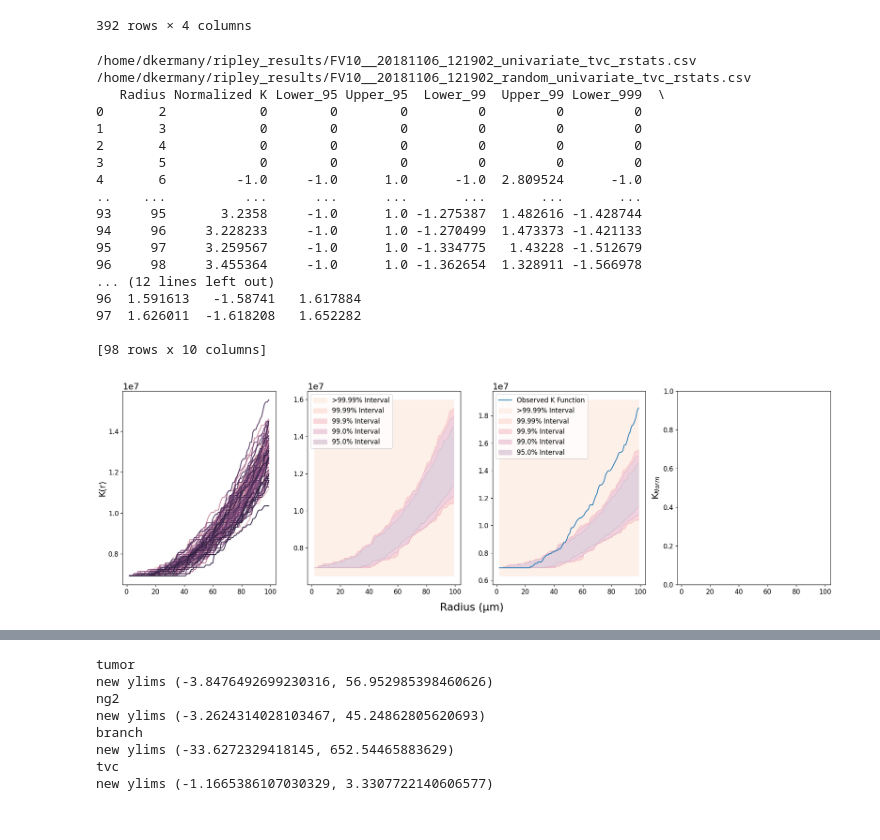
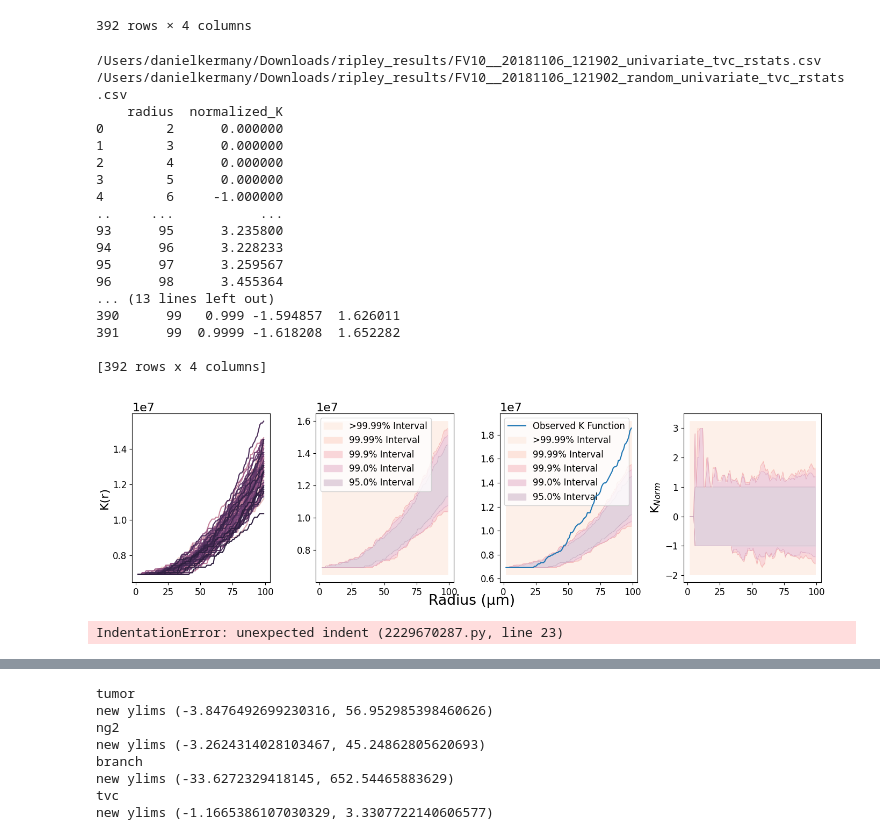
Before and after one commit to dkermany/mdspacer, a Jupyter notebook: ipynb/confocal_3D/plot_rstats.ipynb, the cells around one changed output, grey strips where cells are left out. Saved outputs shown, nothing was run; the diff lists cells and outputs as text; code cells hidden in the pictures.

Commit message:
successfully wrote function to normalize K values AND the intervals other than 95%

```diff
--- a/ipynb/confocal_3D/plot_rstats.ipynb
+++ b/ipynb/confocal_3D/plot_rstats.ipynb
@@ -248,7 +248,8 @@ def plot_background_intervals(df, color, ax):
 # print("95% Confidence Interval:", lower_bound, "to", upper_bound)
 # %%
 # For testing only
-rstats_path = "/home/dkermany/ripley_results/FV10__20181004_122358_random_multivariate_ng2_tvc_rstats.csv"
+# rstats_path = "/home/dkermany/ripley_results/FV10__20181004_122358_random_multivariate_ng2_tvc_rstats.csv"
+rstats_path = "/Users/danielkermany/Downloads/ripley_results/FV10__20181004_122358_random_multivariate_ng2_tvc_rstats.csv"
 rand_rstats = load_csv(rstats_path)
 
 pi_range_to_df(calculate_pi_range(rand_rstats))
@@ -487,8 +455,7 @@ def plot_process(rstats_path):
     def get_rstats_files(path):
         return glob(f"{path}/*.csv")
 
-    def _plot_all_intervals(rand_rstats, ax):
-        pi_df = pi_range_to_df(calculate_percentile_range(rand_rstats))
+    def _plot_all_intervals(pi_df, ax):
         patches = []
         for i, pi in enumerate(["0.9999", "0.999", "0.99", "0.95"]):
             patch = plot_interval(pi_df, color=palette[i+1], ax=ax, pi=pi)
@@ -496,6 +463,13 @@ def plot_process(rstats_path):
         patch = plot_background_intervals(pi_df, color=palette[0], ax=ax)
         patches.insert(0, patch)
         return patches
+
+    def _plot_normalized_intervals(rstats, rand_rstats, ax, title=None, ylabel=None):
+        normalized_k_df, intervals_df = normalize_w_intervals(rstats, rand_rstats)
+        print(normalized_k_df)
+        print(intervals_df)
+        _plot_all_intervals(intervals_df, ax=ax)
+        # paired_intervals = get_interval_pairs(normalized_df)
 
     def _config_legend(patches, ax):
         patch_labels = [p.get_label() for p in patches]
@@ -507,26 +481,26 @@ def plot_process(rstats_path):
 
         ax.legend(handles=all_handles, labels=all_labels, loc="upper left", fontsize="12")
 
-
     def plot(rstats, rand_rstats, ax):
         a = sns.lineplot(data=rand_rstats, x="Radius (r)", y="K(r)", hue="Line", ax=ax[0], alpha=1)
         a.get_legend().remove()
         ax[0].set(xlabel=None)
 
-        patches = _plot_all_intervals(rand_rstats, ax=ax[1])
+        pi_df = pi_range_to_df(calculate_percentile_range(rand_rstats))
+        patches = _plot_all_intervals(pi_df, ax=ax[1])
         _config_legend(patches, ax=ax[1])
 
         ax[1].set(xlabel=None, ylabel=None)
 
         # sns.lineplot(data=rand_rstats, x="Radius (r)", y="K(r)", ax=ax[2], alpha=0, errorbar=("pi", 95))
         sns.lineplot(data=rstats, x="Radius (r)", y="K(r)", ax=ax[2], alpha=1, zorder=99, label="Observed K Function")
-        patches = _plot_all_intervals(rand_rstats, ax=ax[2])
+        patches = _plot_all_intervals(pi_df, ax=ax[2])
 
         _config_legend(patches, ax=ax[2])
         ax[2].set(xlabel=None, ylabel=None)
 
         # draw_normalized_graph(rstats, rand_rstats, ax=ax[3])
-        draw_normalized_intervals(rstats, rand_rstats, ax=ax[3])
+        _plot_normalized_intervals(rstats, rand_rstats, ax=ax[3])
         ax[3].set(xlabel=None, ylabel="K$_{Norm}$")
 
     rstats_files = get_rstats_files(rstats_path)
@@ -541,7 +515,7 @@ def plot_process(rstats_path):
     plt.rcParams.update({"font.size": 16})
 
     # Create a subplot with 3 rows and 1 column
-    f, axes = plt.subplots(1,4, sharex=True, figsize=(19,6))
+    f, axes = plt.subplots(1,4, sharex=True, figsize=(14,4))
     # f.add_subplot(111, frameon=False)
     for ax in axes:
         ax.tick_params(axis="both", labelsize="12")
@@ -551,7 +525,7 @@ def plot_process(rstats_path):
     f.subplots_adjust(bottom=0.12)
     # f.supylabel("K$_{Norm}$", x=0.00)
 
-    for i, filename in enumerate(u_rstats_files[1:]):
+    for i, filename in enumerate(u_rstats_files[3:]):
         fullpath = os.path.join(rstats_path, f"{filename}.csv")
 
         prefix, _, date, id, mode, label, _ = filename.split("_")
@@ -566,28 +540,29 @@ def plot_process(rstats_path):
         plot(rstats, rand_rstats, ax=axes)
         break
 # %%
-path = "/home/dkermany/ripley_results"
+# path = "/home/dkermany/ripley_results"
 # path = "C:/Users/danie/Downloads/ripley_results"
+path = "/Users/danielkermany/Downloads/ripley_results/"
 plot_process(path)
 # %% [output]
-/home/dkermany/ripley_results/FV10__20181106_121902_univariate_tvc_rstats.csv /home/dkermany/ripley_results/FV10__20181106_121902_random_univariate_tvc_rstats.csv
-   Radius Normalized K Lower_95 Upper_95  Lower_99  Upper_99 Lower_999  \
-0       2            0        0        0         0         0         0
-1       3            0        0        0         0         0         0
-2       4            0        0        0         0         0         0
-3       5            0        0        0         0         0         0
-4       6         -1.0     -1.0      1.0      -1.0  2.809524      -1.0
-..    ...          ...      ...      ...       ...       ...       ...
-93     95       3.2358     -1.0      1.0 -1.275387  1.482616 -1.428744
-94     96     3.228233     -1.0      1.0 -1.270499  1.473373 -1.421133
-95     97     3.259567     -1.0      1.0 -1.334775   1.43228 -1.512679
-96     98     3.455364     -1.0      1.0 -1.362654  1.328911 -1.566978
-... (12 lines left out)
-96  1.591613   -1.58741   1.617884
-97  1.626011  -1.618208   1.652282
+/Users/danielkermany/Downloads/ripley_results/FV10__20181106_121902_univariate_tvc_rstats.csv /Users/danielkermany/Downloads/ripley_results/FV10__20181106_121902_random_univariate_tvc_rstats.csv
+    radius  normalized_K
+0        2      0.000000
+1        3      0.000000
+2        4      0.000000
+3        5      0.000000
+4        6     -1.000000
+..     ...           ...
+93      95      3.235800
+94      96      3.228233
+95      97      3.259567
+96      98      3.455364
+... (13 lines left out)
+390      99   0.999 -1.594857  1.626011
+391      99  0.9999 -1.618208  1.652282
 
-[98 rows x 10 columns]
+[392 rows x 4 columns]
-[figure, old version]
+[figure, new version]
 # %%
 def plot_individuals(rstats_path):
     def get_rstats_files(path):
@@ -648,6 +623,8 @@ def plot_individuals(rstats_path):
             # plt.savefig(os.path.join(rstats_path, "all_results", f"{filename}"))
 
     # plt.savefig("/home/dkermany/ripley_plots/S1_2.svg", bbox_inches="tight")
+# %% [output]
+IndentationError: unexpected indent (2229670287.py, line 23)
 # %%
 path = "/home/dkermany/ripley_results"
 # path = "C:/Users/danie/Downloads/ripley_results"
```
Also changed, not shown: parts of 3 cells of this notebook, 1 other file.
